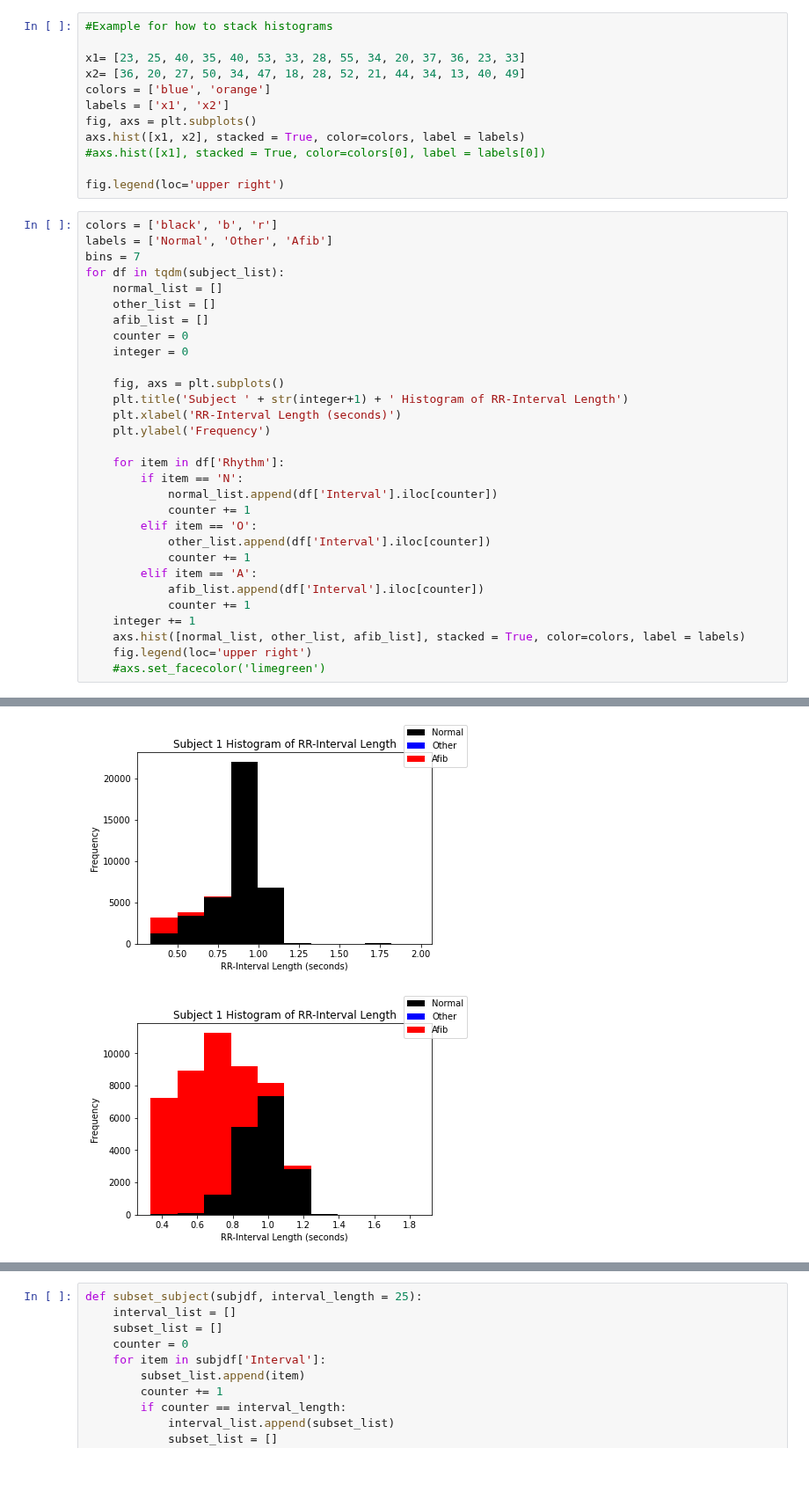
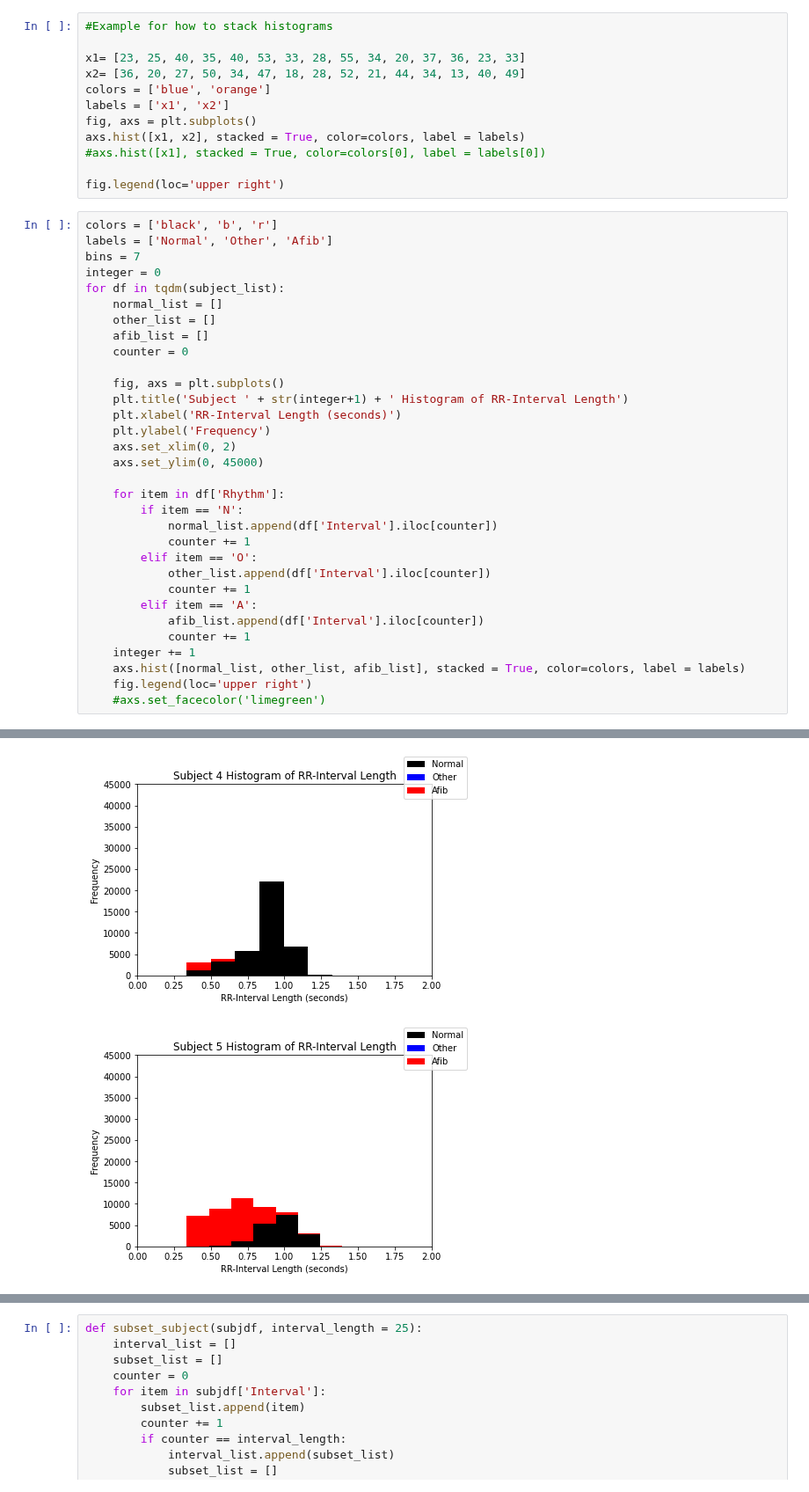
Before and after one commit to NNLUliskey/svsm_ml_2022, a Jupyter notebook: Volatility.ipynb, the cells around one changed output, grey strips where cells are left out. Shown at 88% size. Saved outputs shown, nothing was run; the diff lists cells and outputs as text.

Commit message:
Fixed Histograms

```diff
--- a/Volatility.ipynb
+++ b/Volatility.ipynb
@@ -256,17 +256,19 @@ fig.legend(loc='upper right')
 colors = ['black', 'b', 'r']
 labels = ['Normal', 'Other', 'Afib']
 bins = 7
+integer = 0
 for df in tqdm(subject_list):
     normal_list = []
     other_list = []
     afib_list = []
     counter = 0
-    integer = 0
 
     fig, axs = plt.subplots()
     plt.title('Subject ' + str(integer+1) + ' Histogram of RR-Interval Length')
     plt.xlabel('RR-Interval Length (seconds)')
     plt.ylabel('Frequency')
+    axs.set_xlim(0, 2)
+    axs.set_ylim(0, 45000)
 
     for item in df['Rhythm']:
         if item == 'N':
@@ -289,2 +291,2 @@ for df in tqdm(subject_list):
-[figure, old version]
+[figure, new version]
-[figure, old version]
+[figure, new version]
```
Also changed, not shown: parts of 13 cells of this notebook.
